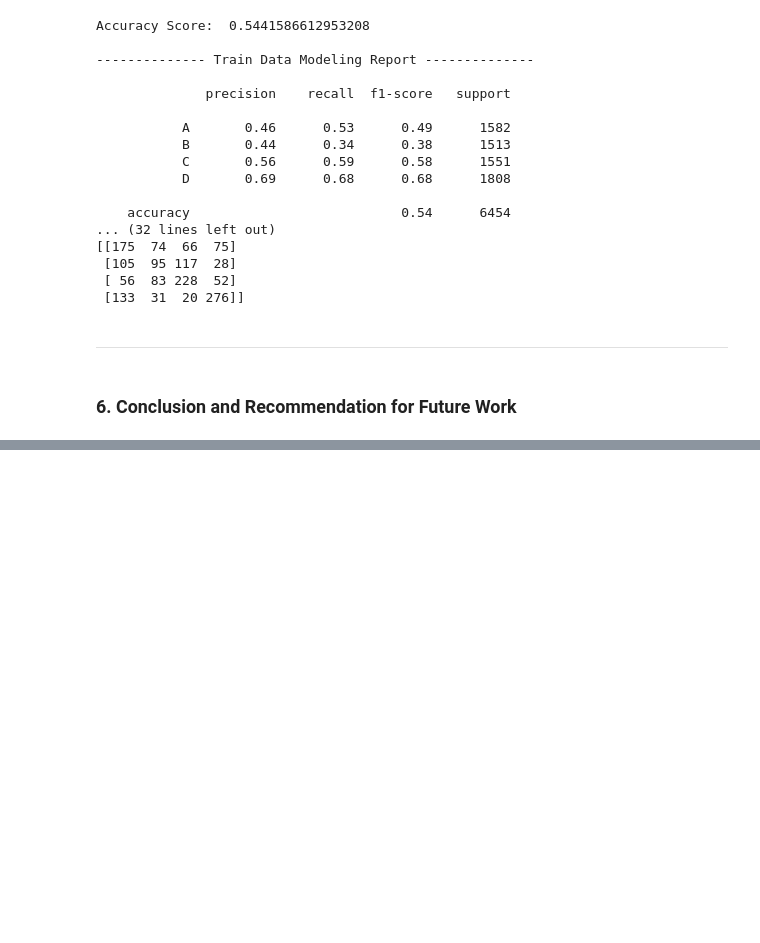
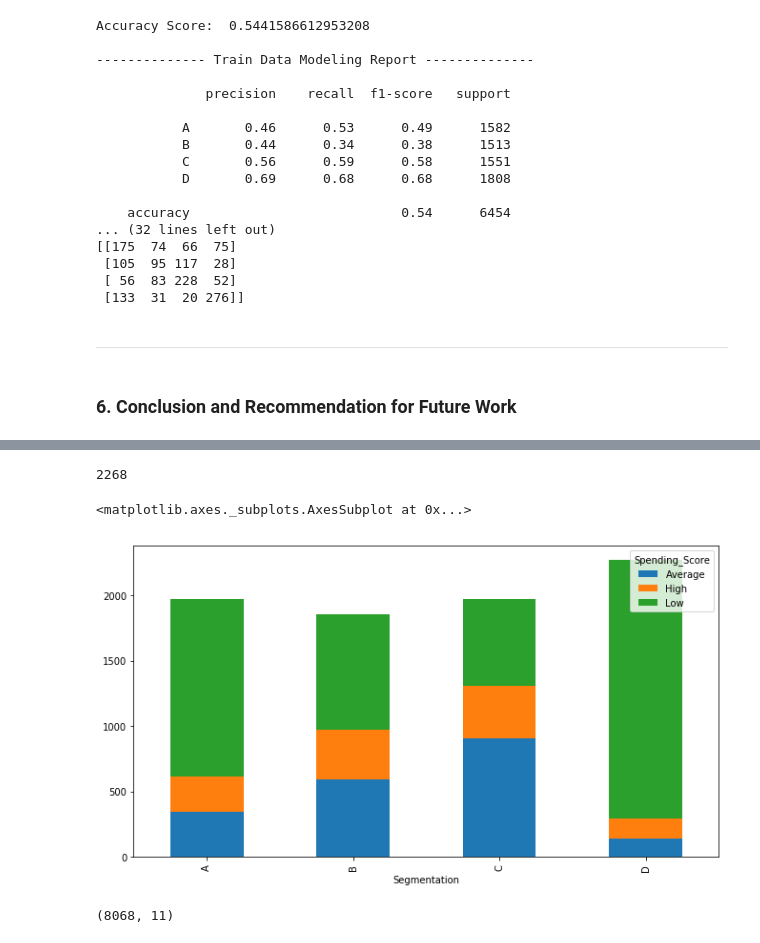
Before and after one commit to harashtaht/CustomerSegmentation, a Jupyter notebook: customerSegmentation/dataAnalysis.ipynb, the cells around one changed output, grey strips where cells are left out. Saved outputs shown, nothing was run; the diff lists cells and outputs as text; code cells hidden in the pictures; blank space fills up the shorter version.

```diff
--- a/customerSegmentation/dataAnalysis.ipynb
+++ b/customerSegmentation/dataAnalysis.ipynb
@@ -1466,3 +1466,5 @@ Accuracy Score:  0.5441586612953208
 ___________
 # %% [markdown]
 ### 6. Conclusion and Recommendation for Future Work
+# %%
+dfConc = pd.read_csv('./Files/Train.csv')
@@ -1468,0 +1560,14 @@ ___________
+# %%
+dfConc['Segmentation'].value_counts().loc['D']
+# %% [output]
+2268
+# %%
+df_plot2 = dfConc.groupby(['Spending_Score', 'Segmentation']).size().reset_index().pivot(columns='Spending_Score', index='Segmentation', values=0)
+df_plot2.plot(kind='bar', stacked=True, figsize=(11,6))
+# %% [output]
+<matplotlib.axes._subplots.AxesSubplot at 0x...>
+[figure, added]
+# %%
+dfConc.shape
+# %% [output]
+(8068, 11)
```
Also changed, not shown: parts of 14 cells of this notebook.
